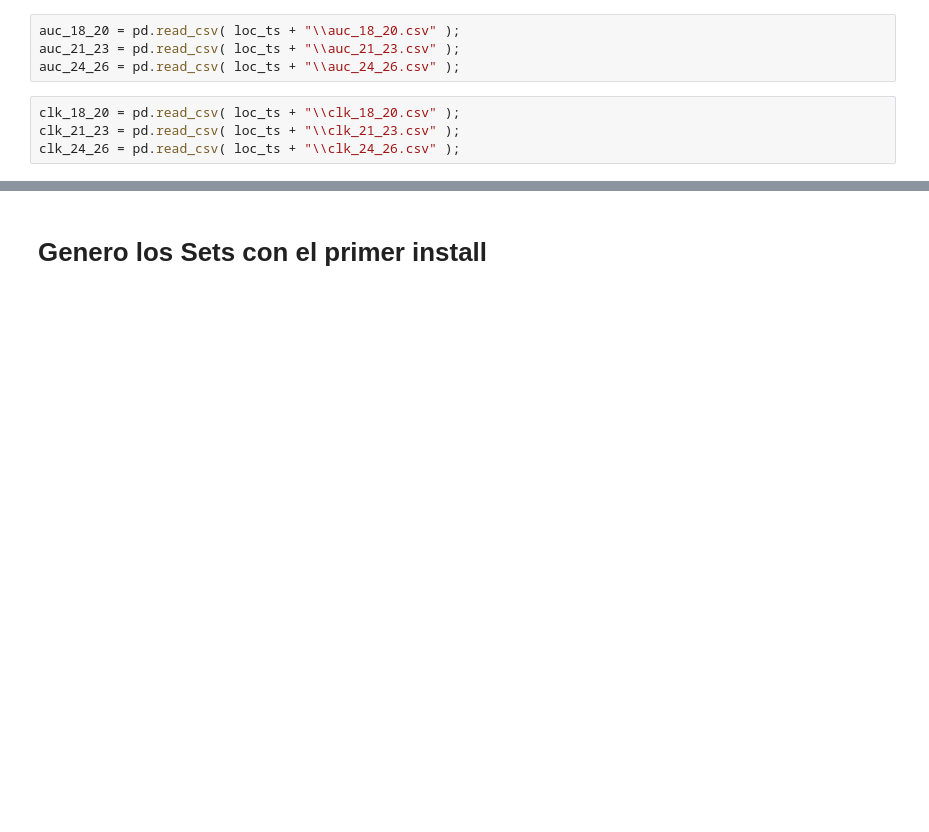
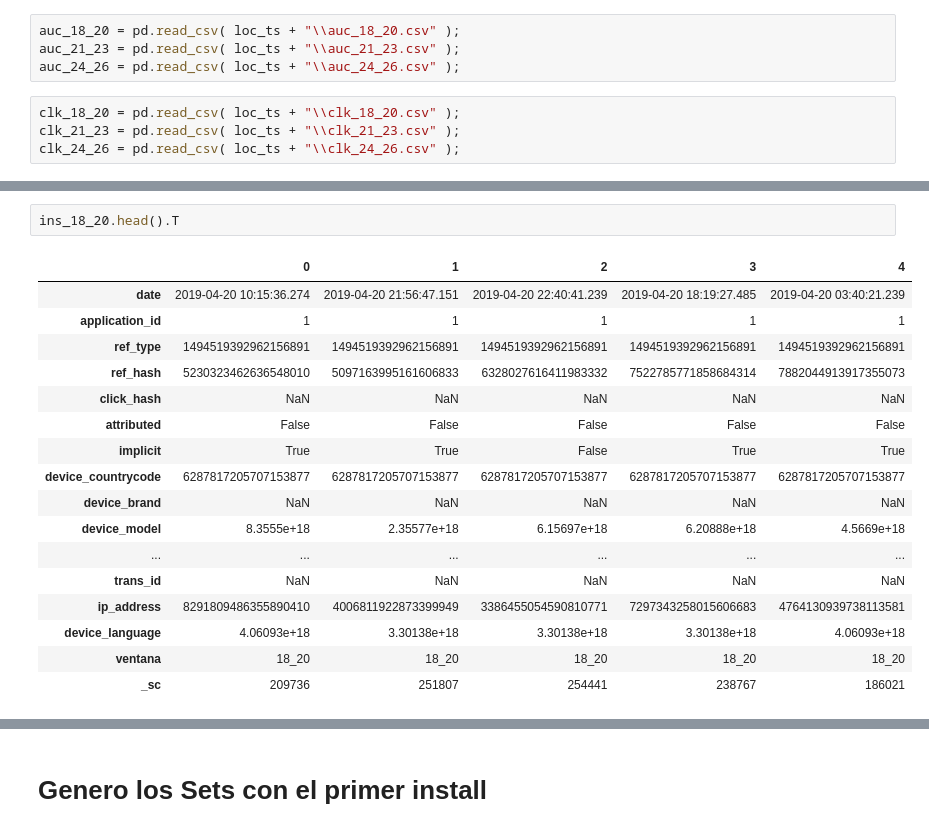
Before and after one commit to facundotorraca/TrabajoPractico2, a Jupyter notebook: features_st_Y_xgb.ipynb, the cells around one changed output, grey strips where cells are left out. Cells and saved outputs as stored; diff of their text form; blank space fills up the shorter version.

```diff
--- a/features_st_Y_xgb.ipynb
+++ b/features_st_Y_xgb.ipynb
@@ -29,0 +68,20 @@ clk_24_26 = pd.read_csv( loc_ts + "\\clk_24_26.csv" );
+# %%
+ins_18_20.head().T
+# %% [output]
+|  | 0 | 1 | 2 | 3 | 4 |
+| date | 2019-04-20 10:15:36.274 | 2019-04-20 21:56:47.151 | 2019-04-20 22:40:41.239 | 2019-04-20 18:19:27.485 | 2019-04-20 03:40:21.239 |
+| application_id | 1 | 1 | 1 | 1 | 1 |
+| ref_type | 1494519392962156891 | 1494519392962156891 | 1494519392962156891 | 1494519392962156891 | 1494519392962156891 |
+| ref_hash | 5230323462636548010 | 5097163995161606833 | 6328027616411983332 | 7522785771858684314 | 7882044913917355073 |
+| click_hash | NaN | NaN | NaN | NaN | NaN |
+| attributed | False | False | False | False | False |
+| implicit | True | True | False | True | True |
+| device_countrycode | 6287817205707153877 | 6287817205707153877 | 6287817205707153877 | 6287817205707153877 | 6287817205707153877 |
+| device_brand | NaN | NaN | NaN | NaN | NaN |
+| device_model | 8.3555e+18 | 2.35577e+18 | 6.15697e+18 | 6.20888e+18 | 4.5669e+18 |
+| ... | ... | ... | ... | ... | ... |
+| trans_id | NaN | NaN | NaN | NaN | NaN |
+| ip_address | 8291809486355890410 | 4006811922873399949 | 3386455054590810771 | 7297343258015606683 | 4764130939738113581 |
+| device_language | 4.06093e+18 | 3.30138e+18 | 3.30138e+18 | 3.30138e+18 | 4.06093e+18 |
+| ventana | 18_20 | 18_20 | 18_20 | 18_20 | 18_20 |
+| _sc | 209736 | 251807 | 254441 | 238767 | 186021 |
```
Also changed, not shown: parts of 26 cells of this notebook, 1 other file.
